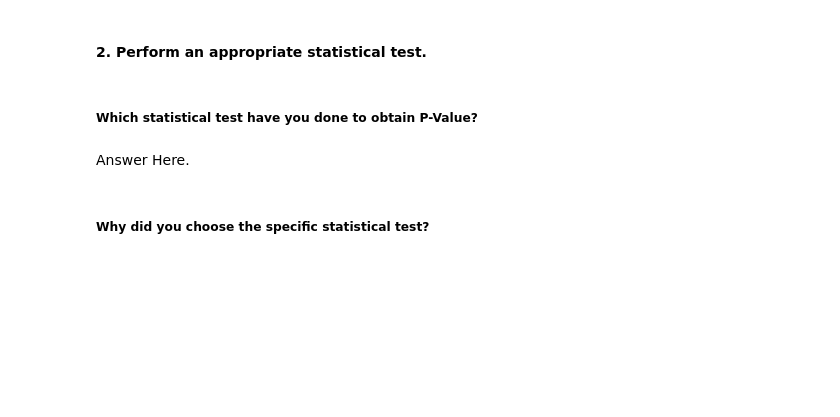
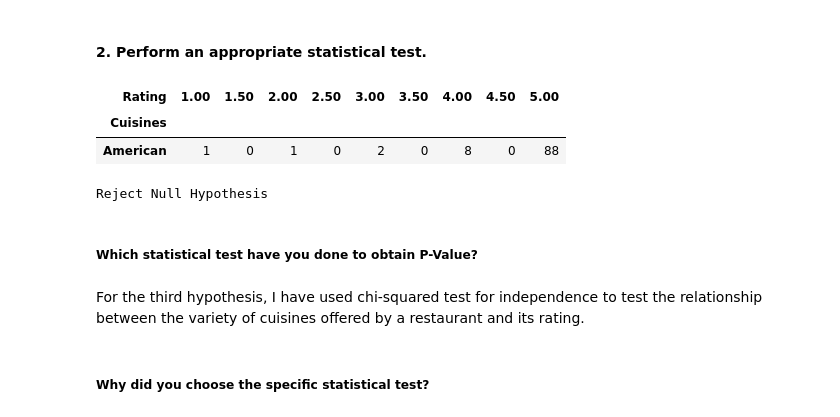
Before and after one commit to abhinav4201/UnSupervised-ML-Zomato-Restaurant-Clustering-and-Sentiment-Analysis, a Jupyter notebook: UnSupervised_ML_Zomato_Restaurant_Clustering_and_Sentiment_Analysis_capstone_project_4.ipynb, the cells around one changed output. Saved outputs shown, nothing was run; the diff lists cells and outputs as text; code cells hidden in the pictures; blank space fills up the shorter version.

Commit message:
completed null hypothesis

```diff
--- a/UnSupervised_ML_Zomato_Restaurant_Clustering_and_Sentiment_Analysis_capstone_project_4.ipynb
+++ b/UnSupervised_ML_Zomato_Restaurant_Clustering_and_Sentiment_Analysis_capstone_project_4.ipynb
@@ -1155,6 +1206,29 @@ Answer Here.
+# %%
+pd.crosstab(merged['Cuisines'], merged['Rating'])[:1]
+# %% [output]
+| Rating | 1.00 | 1.50 | 2.00 | 2.50 | 3.00 | 3.50 | 4.00 | 4.50 | 5.00 |
+| Cuisines |  |  |  |  |  |  |  |  |  |
+| American | 1 | 0 | 1 | 0 | 2 | 0 | 8 | 0 | 88 |
+# %%
+# Perform Statistical Test to obtain P-Value
+from scipy.stats import chi2_contingency
+
+# create a contingency table
+ct = pd.crosstab(merged['Cuisines'], merged['Rating'])
+
+# perform chi-squared test
+chi2, p, dof, expected = chi2_contingency(ct)
+
+# Check p-value
+if p < 0.05:
+    print("Reject Null Hypothesis")
+else:
+    print("Fail to reject Null Hypothesis")
+# %% [output]
+Reject Null Hypothesis
 # %% [markdown]
 ##### Which statistical test have you done to obtain P-Value?
-# %% [markdown]
-Answer Here.
+# %% [markdown]
+For the third hypothesis, I have used chi-squared test for independence to test the relationship between the variety of cuisines offered by a restaurant and its rating.
 # %% [markdown]
 ##### Why did you choose the specific statistical test?
```
Also changed, not shown: parts of 33 cells of this notebook.
